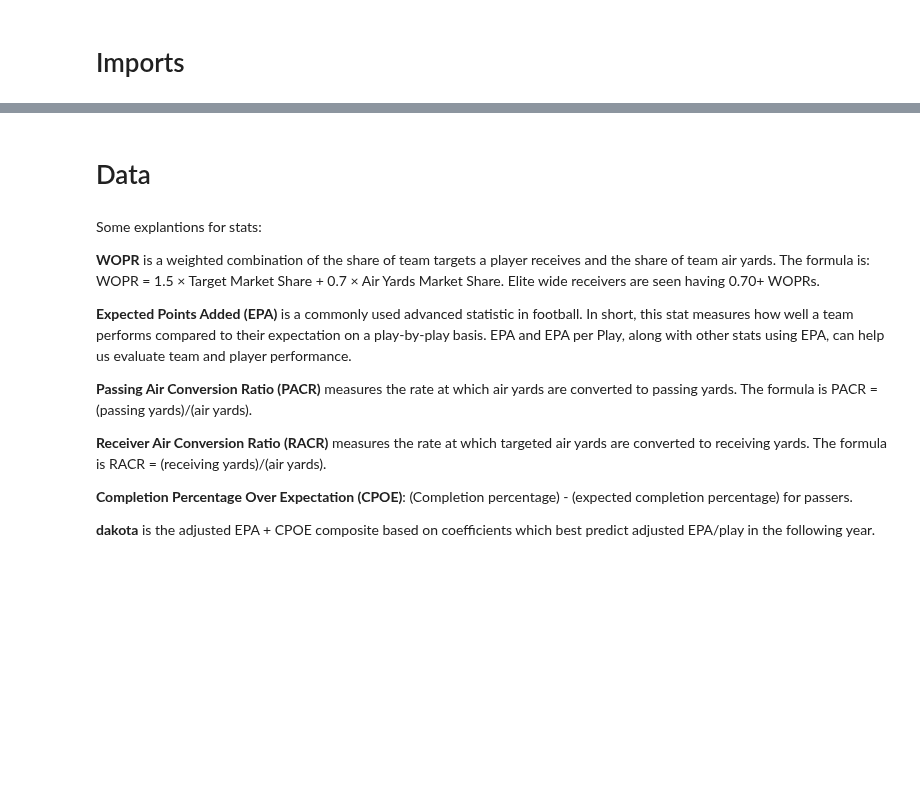
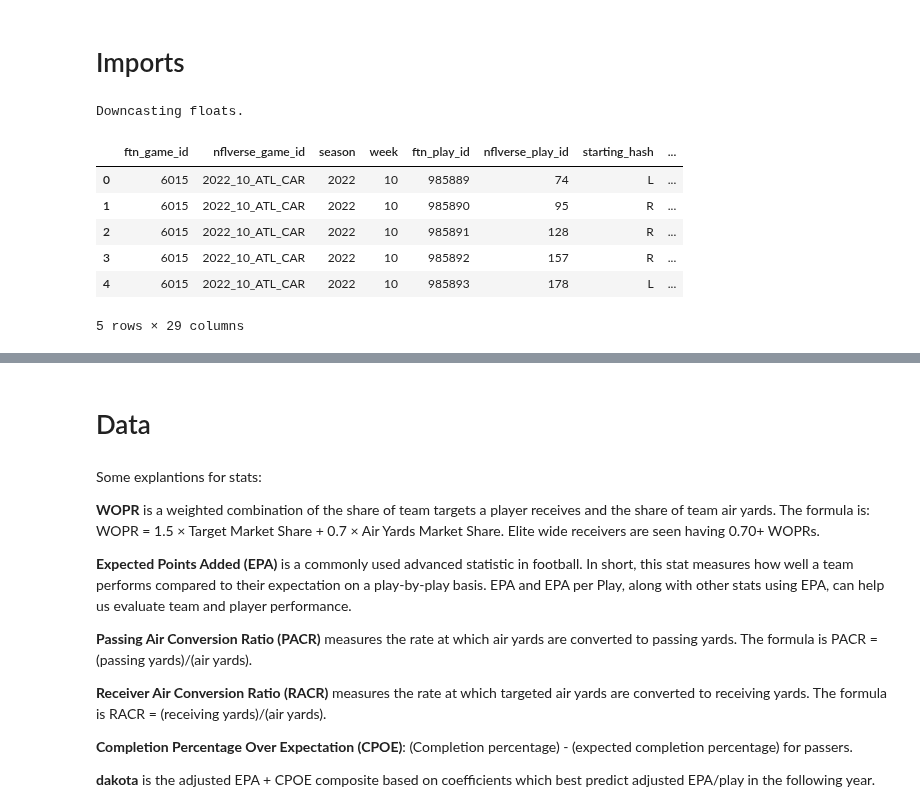
Before and after one commit to Alex-Bishka/Fantasy, a Jupyter notebook: Analysis/NFLData.ipynb, the cells around one changed output, grey strips where cells are left out. Saved outputs shown, nothing was run; the diff lists cells and outputs as text; code cells hidden in the pictures; blank space fills up the shorter version.

```diff
--- a/Analysis/NFLData.ipynb
+++ b/Analysis/NFLData.ipynb
@@ -5,3 +5,17 @@ import pandas as pd
 import numpy as np
 # %%
 import nfl_data_py as nfl
+# %%
+ftn = nfl.import_ftn_data(years=[2022], columns=None, downcast=True, thread_requests=False)
+# %% [output]
+Downcasting floats.
+# %%
+ftn.head()
+# %% [output]
+|  | ftn_game_id | nflverse_game_id | season | week | ftn_play_id | nflverse_play_id | starting_hash | ... |
+| 0 | 6015 | 2022_10_ATL_CAR | 2022 | 10 | 985889 | 74 | L | ... |
+| 1 | 6015 | 2022_10_ATL_CAR | 2022 | 10 | 985890 | 95 | R | ... |
+| 2 | 6015 | 2022_10_ATL_CAR | 2022 | 10 | 985891 | 128 | R | ... |
+| 3 | 6015 | 2022_10_ATL_CAR | 2022 | 10 | 985892 | 157 | R | ... |
+| 4 | 6015 | 2022_10_ATL_CAR | 2022 | 10 | 985893 | 178 | L | ... |
+5 rows × 29 columns
```
Also changed, not shown: parts of 7 cells of this notebook, 2 other files.
